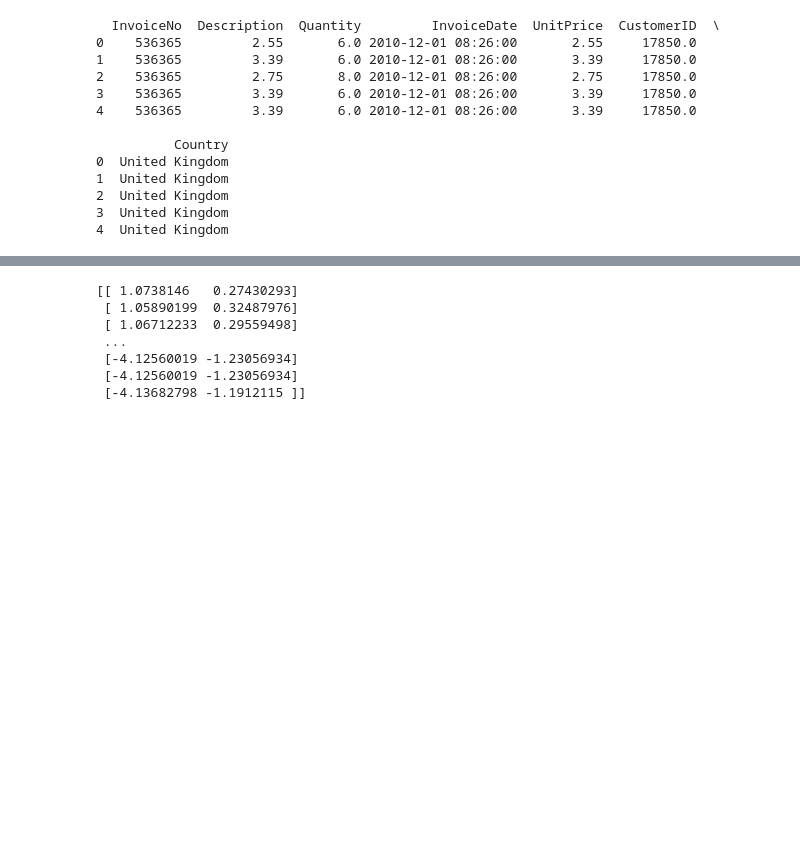
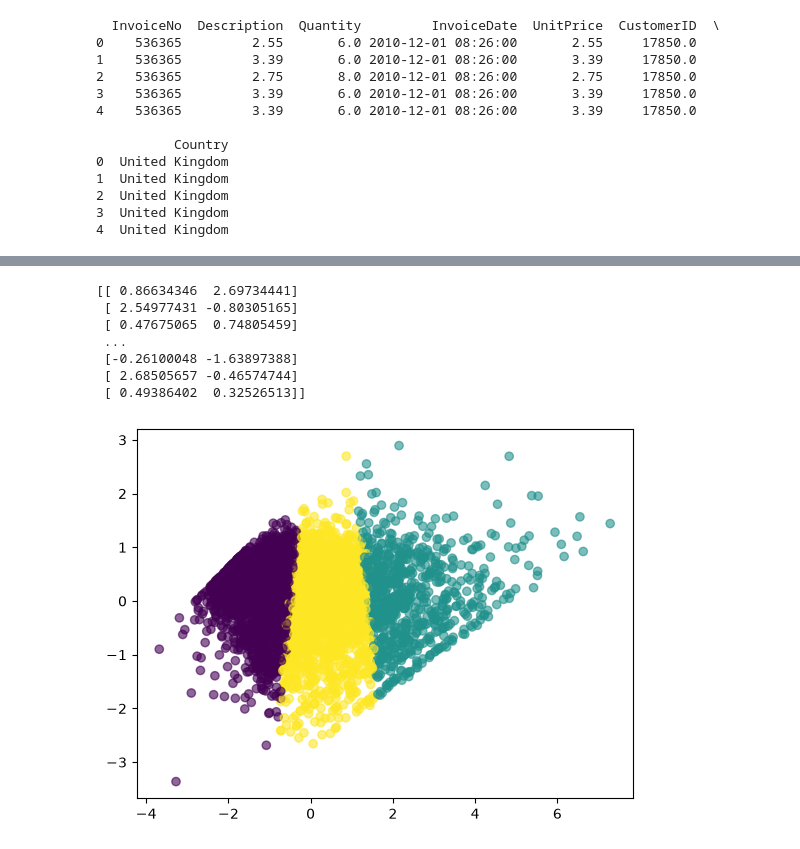
Before and after one commit to aymen-alarcon/Segmentation, a Jupyter notebook: main.ipynb, the cells around one changed output, grey strips where cells are left out. Cells and saved outputs as stored; diff of their text form; code cells hidden in the pictures; blank space fills up the shorter version.

```diff
--- a/main.ipynb
+++ b/main.ipynb
@@ -26,7 +26,8 @@ for col in numerical_vars:
 
 data["Description"] = data[col].fillna("No description")
 data = data.drop(columns=["StockCode"])
-data["CustomerID"] = data["CustomerID"].dropna()
+data = data.dropna(subset=["CustomerID"])
+
 
 print(data.head())
 # %% [output]
@@ -146,13 +125,6 @@ kmeans_final = KMeans(
     n_init=10
 )
 
-kmeans_final.fit(featured_data)
-
-rfm["Cluster"] = kmeans_final.fit_predict(rfm)
-copy_rfm = rfm.drop(columns=["CustomerID", "Cluster"]).copy()
-log = np.log1p(copy_rfm)
-
-new_scaler = StandardScaler()
-new_data = new_scaler.fit_transform(log)
-print(copy_rfm)
+rfm["Cluster"] = kmeans_final.fit_predict(X_scaled)
+print(rfm.head())
 # %% [output]
@@ -207,19 +172,26 @@ KeyError: 'Cluster'
 # %%
 from sklearn.preprocessing import StandardScaler
 from sklearn.decomposition import PCA
 
-scaler = StandardScaler()
-scaled = scaler.fit_transform(featured_data)
 pca = PCA(n_components=2)
-print(pca.fit_transform(scaled))
+print(pca.fit_transform(X_scaled))
+
+scatter = plt.scatter(
+    pca.fit_transform(X_scaled)[:, 0],
+    pca.fit_transform(X_scaled)[:, 1],
+    c=rfm["Cluster"],
+    alpha=0.6
+)
+plt.show()
 # %% [output]
-[[ 1.0738146   0.27430293]
- [ 1.05890199  0.32487976]
- [ 1.06712233  0.29559498]
+[[ 0.86634346  2.69734441]
+ [ 2.54977431 -0.80305165]
+ [ 0.47675065  0.74805459]
  ...
- [-4.12560019 -1.23056934]
- [-4.12560019 -1.23056934]
- [-4.13682798 -1.1912115 ]]
+ [-0.26100048 -1.63897388]
+ [ 2.68505657 -0.46574744]
+ [ 0.49386402  0.32526513]]
+[figure, added]
 # %%
 from sklearn.ensemble import RandomForestClassifier
 from sklearn.model_selection import train_test_split
```
Also changed, not shown: parts of 10 cells of this notebook.
